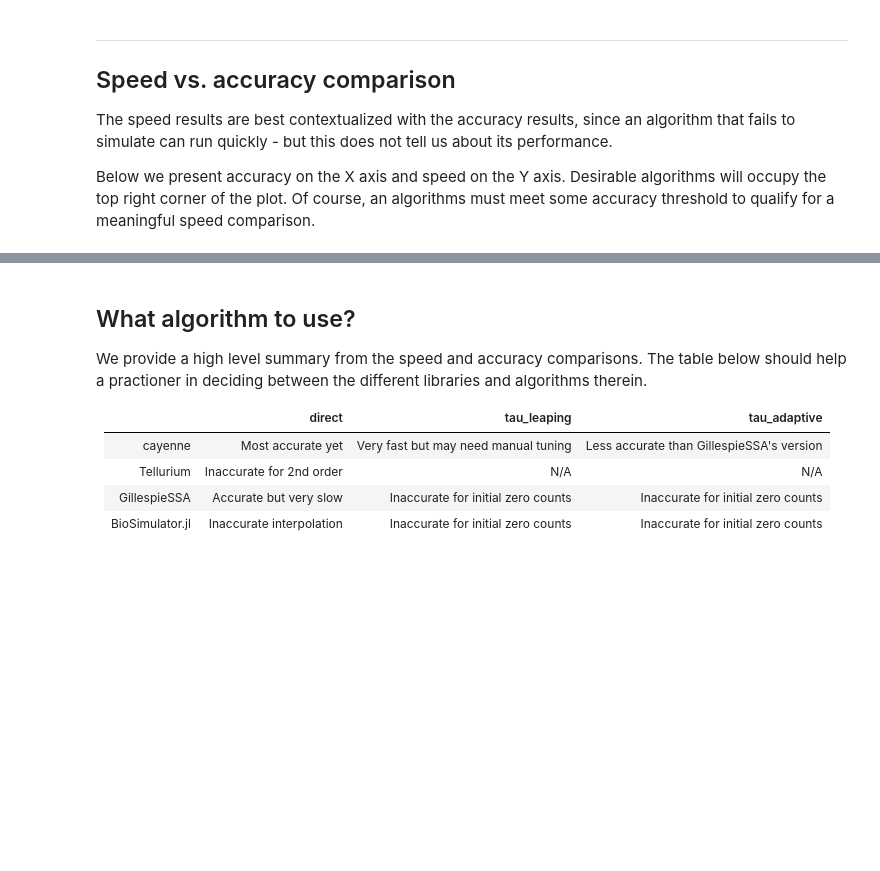
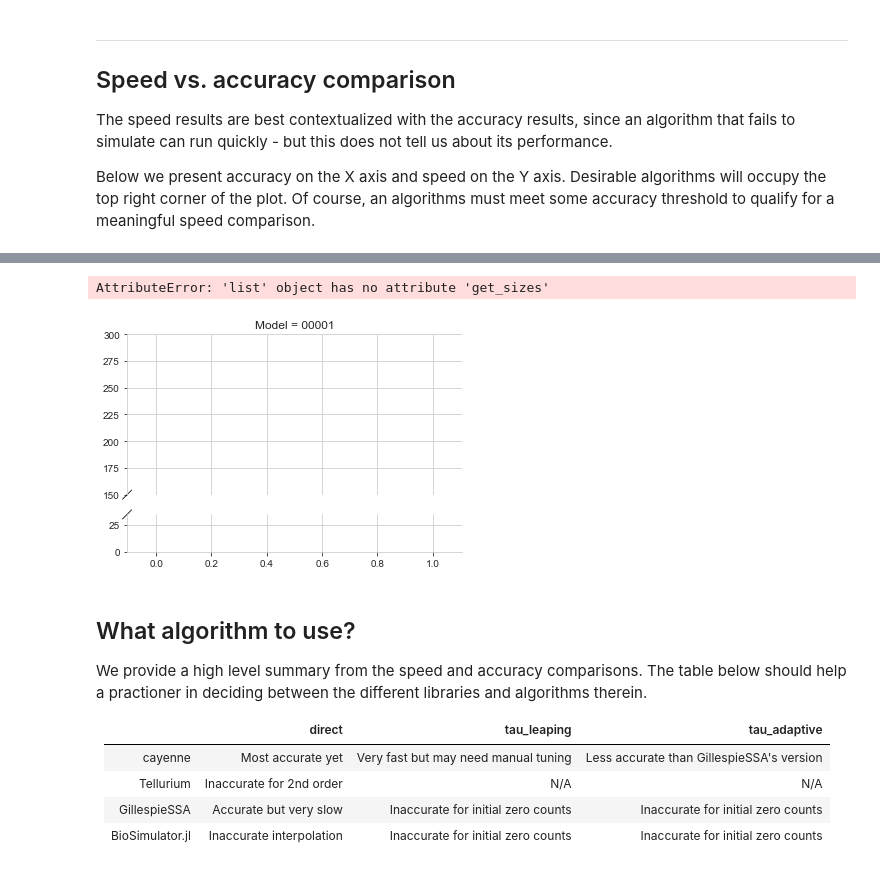
Before and after one commit to quantumbrake/cayenne-benchmarks, a Jupyter notebook: notebooks/Analysis.ipynb, the cells around one changed output, grey strips where cells are left out. Drawn from its saved outputs; the diff is of its cells as text; code cells hidden in the pictures; blank space fills up the shorter version.

```diff
--- a/notebooks/Analysis.ipynb
+++ b/notebooks/Analysis.ipynb
@@ -385,3 +371,48 @@ fig.savefig("../assets/acc_speed_comparison_all.png")
+# %%
+acc_speed_results["Accuracy"] = acc_speed_results["total_pass"]
+acc_speed_results["Time"] = acc_speed_results["mean"]
+acc_speed_results["Library"] = acc_speed_results["lib"]
+acc_speed_results["Algorithm"] = acc_speed_results["algo"]
+
+models = sorted(set(list(acc_speed_results.model)))
+this_filter = (acc_speed_results.model == models[0])
+marker_size = 80
+
+from matplotlib.gridspec import GridSpec
+
+s = GridSpec(2,3)
+
+# fig, ax = plt.subplots(2,3,sharex=True, figsize=([15,10]))
+# fig.suptitle("Speed vs. Accuracy")
+# fig.delaxes(ax[1][2])
+
+hue_order = ["cayenne", "BioSimulator", "GillespieSSA", "Tellurium"]
+style_order = ["direct", "tau_leaping", "tau_adaptive"]
+
+p = [None] * len(models)
+for ind, this_model in enumerate(models):
+    this_filter = (acc_speed_results.model == this_model)
+    bax = brokenaxes(ylims=((0, 35), (150, 300)))
+#     this_ax = ax[ind//3, ind%3]
+    bax.set_title(f"Model = {this_model}")
+    if ind == 0:
+#         p[ind] = sns.scatterplot(x="Accuracy", y="Time", hue="Library", style="Algorithm",
+#                         data=acc_speed_results[this_filter], s=marker_size,
+#                         hue_order=hue_order, style_order=style_order, palette=LIB_PALETTE,
+#                         ax = bax, alpha=0.5)
+        x = acc_speed_results[this_filter, "Accuracy"]
+        y = acc_speed_results[this_filter, "Accuracy"]
+        bax.plot(ac)
+    else:
+        p[ind] = sns.scatterplot(x="Accuracy", y="Time", hue="Library", style="Algorithm",
+                        data=acc_speed_results[this_filter], s=marker_size,
+                        hue_order=hue_order, style_order=style_order, palette=LIB_PALETTE,
+                        ax = bax, legend=False, alpha=0.5)
+
+# fig.savefig("../assets/acc_speed_comparison_all.png")
+# %% [output]
+AttributeError: 'list' object has no attribute 'get_sizes'
+[figure, added]
 # %% [markdown]
 ## What algorithm to use?
 
```
Also changed, not shown: parts of 7 cells of this notebook, 1 other file.
